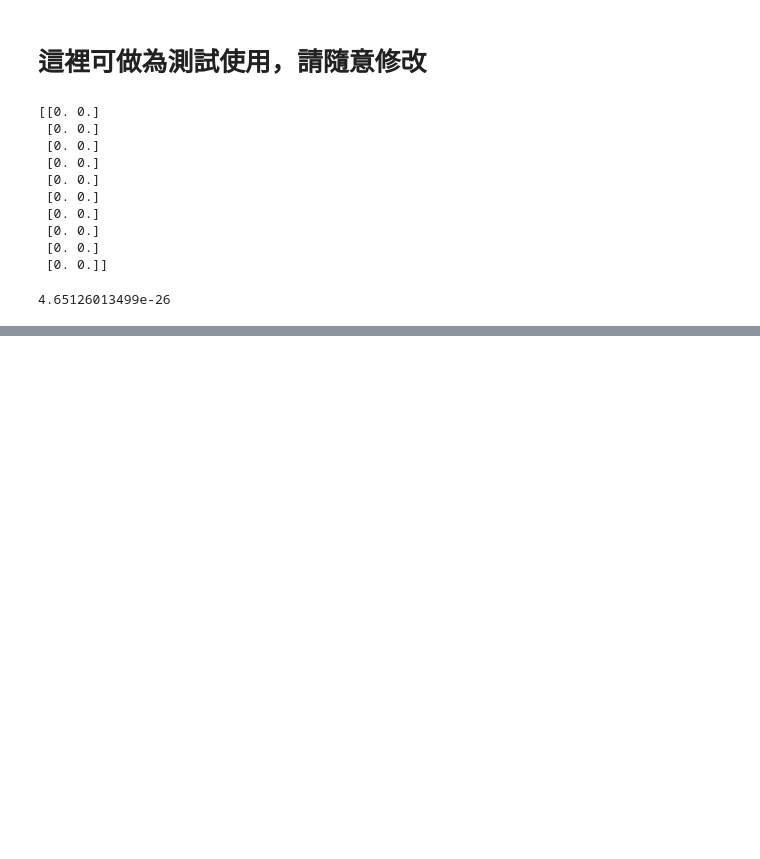
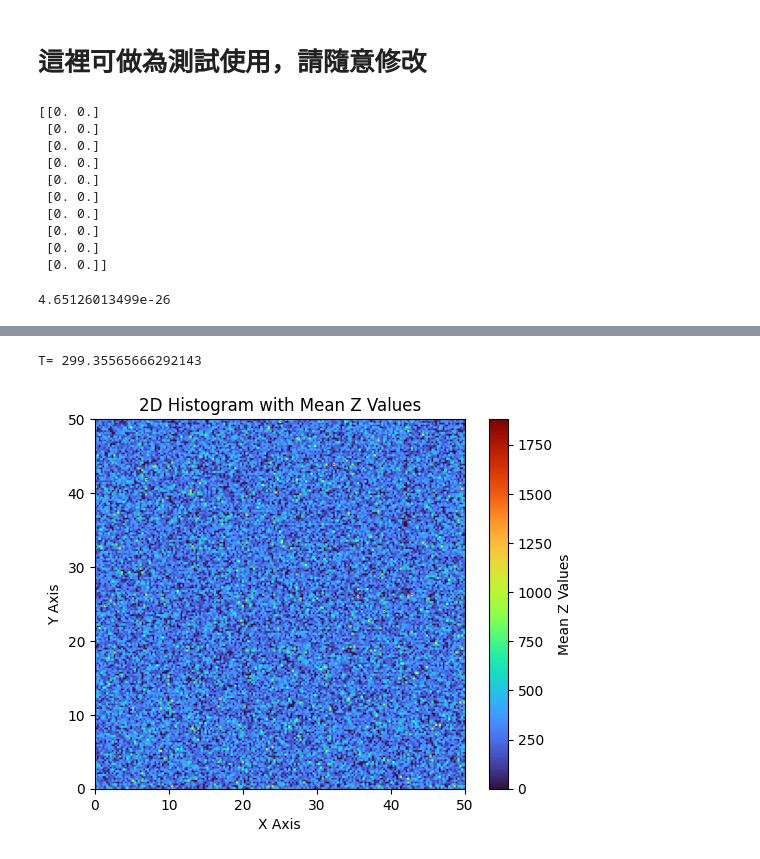
Before and after one commit to Yiyang-lii/AC_simulation, a Jupyter notebook: test.ipynb, the cells around one changed output, grey strips where cells are left out. Cells and saved outputs as stored; diff of their text form; code cells hidden in the pictures; blank space fills up the shorter version.

```diff
--- a/test.ipynb
+++ b/test.ipynb
@@ -214,31 +208,34 @@ particles_number=100000
 particles=Particles(particles_number)
 particles.set_particles(pos_type='uniform',vel_type='Boltzmann',room_size=[0,50,0,50],T=300,particle_type='air')
 # Extract x, y positions from particles
 x = particles.pos[:, 0]
 y = particles.pos[:, 1]
 
 # Assuming you have a third dimension 'z_values'
 z_values = np.linalg.norm(particles.vel, axis=1)**2*particles.mass/(3*const.Boltzmann)
 
 # Define resolution and room size
-resolution = 1000  # Example resolution
+resolution = 200  # Example resolution
 xmin, xmax, ymin, ymax = particles.room_size
 
 # Calculate bin edges
 xbins = np.linspace(xmin, xmax, resolution)
 ybins = np.linspace(ymin, ymax, resolution)
 
 
 
 # Loop through each bin and calculate the mean value of z_values within that bin
 mean_values=determine_z_value(xbins,ybins,x,y,z_values)
 
 tt=np.mean(z_values)
 print('T=',tt)
 # Plot the 2D histogram with mean values
 plt.imshow(mean_values.T, extent=(xmin, xmax, ymin, ymax), cmap='turbo', origin='lower')
 plt.colorbar(label='Mean Z Values')
 plt.xlabel('X Axis')
 plt.ylabel('Y Axis')
 plt.title('2D Histogram with Mean Z Values')
 plt.show()
+# %% [output]
+T= 299.35565666292143
+[figure, added]
```
Also changed, not shown: parts of 12 cells of this notebook, 2 other files.
